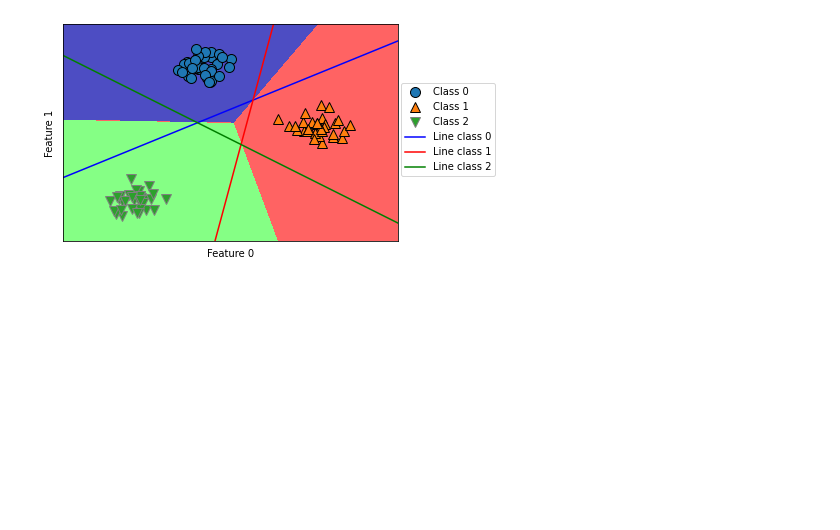
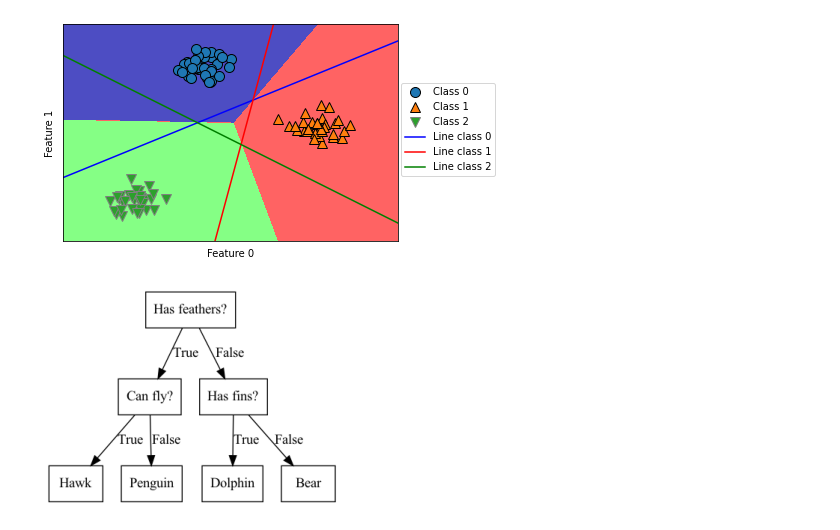
Before and after one commit to tokio-238/pythonenv, a Jupyter notebook: learnings/classification.ipynb, the cells around one changed output. Saved outputs shown, nothing was run; the diff lists cells and outputs as text; code cells hidden in the pictures; blank space fills up the shorter version.

```diff
--- a/learnings/classification.ipynb
+++ b/learnings/classification.ipynb
@@ -167,3 +167,7 @@ plt.ylabel("Feature 1")
 # %% [output]
 Text(0, 0.5, 'Feature 1')
 [figure]
+# %%
+mglearn.plots.plot_animal_tree()
+# %% [output]
+[figure, added]
```
Also changed, not shown: parts of 1 cell of this notebook, 4 other files.
